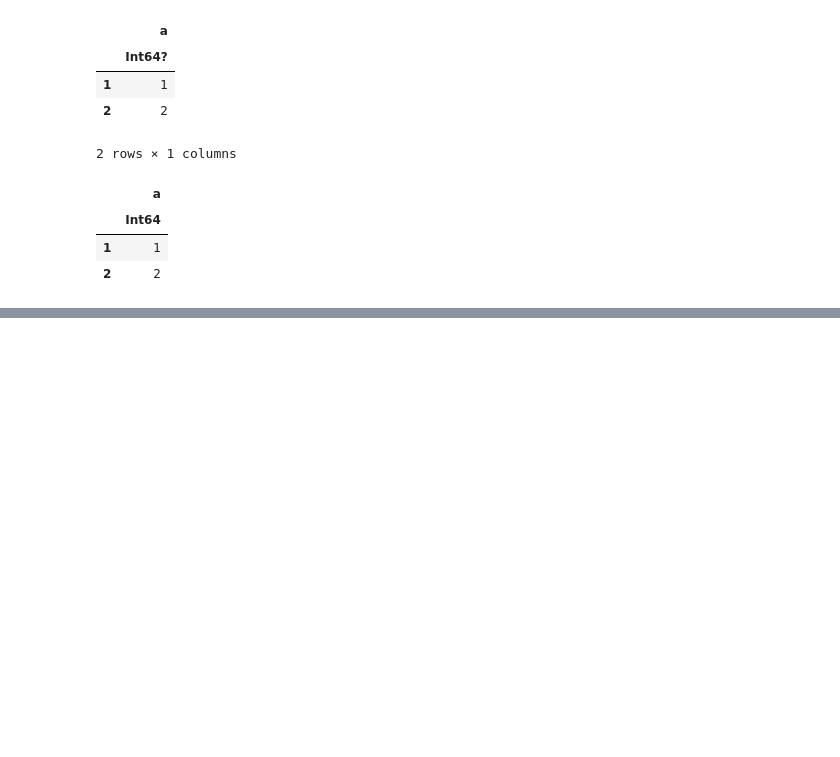
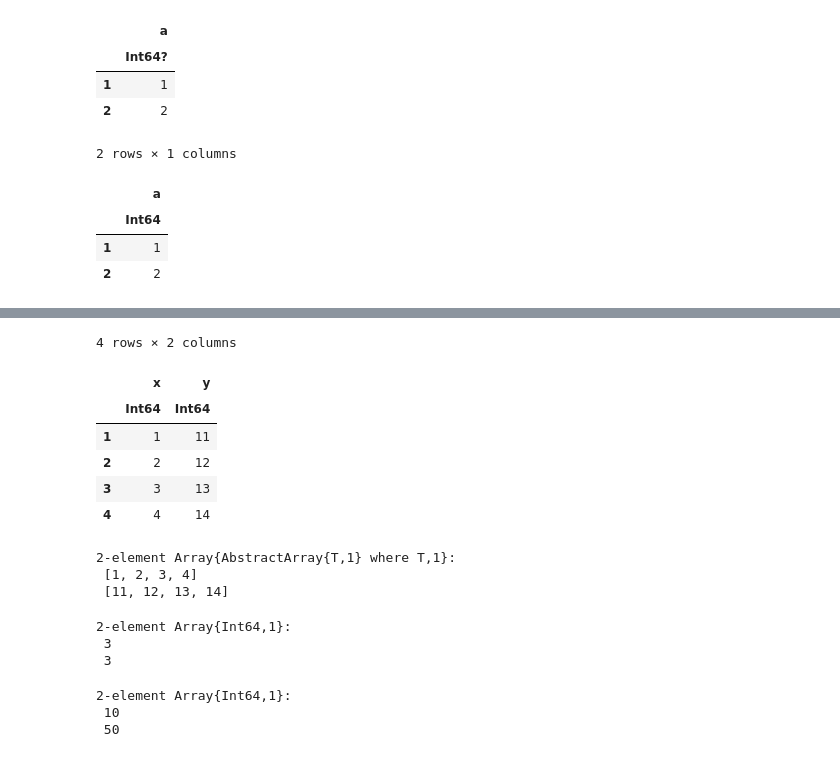
Before and after one commit to damiansp/julia, a Jupyter notebook: dsDocs/DataFrames/functions_1.jl.ipynb, the cells around one changed output, grey strips where cells are left out. Saved outputs shown, nothing was run; the diff lists cells and outputs as text; code cells hidden in the pictures; blank space fills up the shorter version.

```diff
--- a/dsDocs/DataFrames/functions.jl.ipynb
+++ b/dsDocs/DataFrames/functions_1.jl.ipynb
@@ -895,0 +950,30 @@ disallowmissing(df)
+# %%
+df = DataFrame(x=1:4, y=11:14)
+# %% [output]
+4 rows × 2 columns
+|  | x | y |
+|  | Int64 | Int64 |
+| 1 | 1 | 11 |
+| 2 | 2 | 12 |
+| 3 | 3 | 13 |
+| 4 | 4 | 14 |
+# %%
+collect(eachcol(df))
+# %% [output]
+2-element Array{AbstractArray{T,1} where T,1}:
+ [1, 2, 3, 4]
+ [11, 12, 13, 14]
+# %%
+map(eachcol(df)) do col
+    maximum(col) - minimum(col)
+end
+# %% [output]
+2-element Array{Int64,1}:
+ 3
+ 3
+# %%
+sum.(eachcol(df))
+# %% [output]
+2-element Array{Int64,1}:
+ 10
+ 50
```
Also changed, not shown: parts of 15 cells of this notebook, 1 other file.
